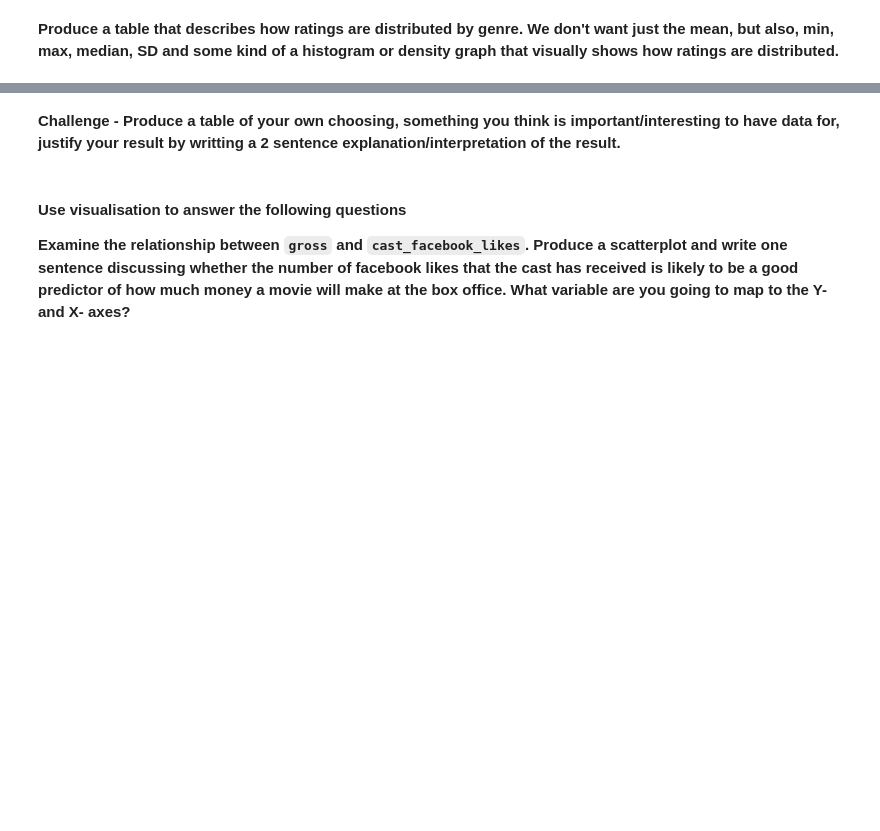
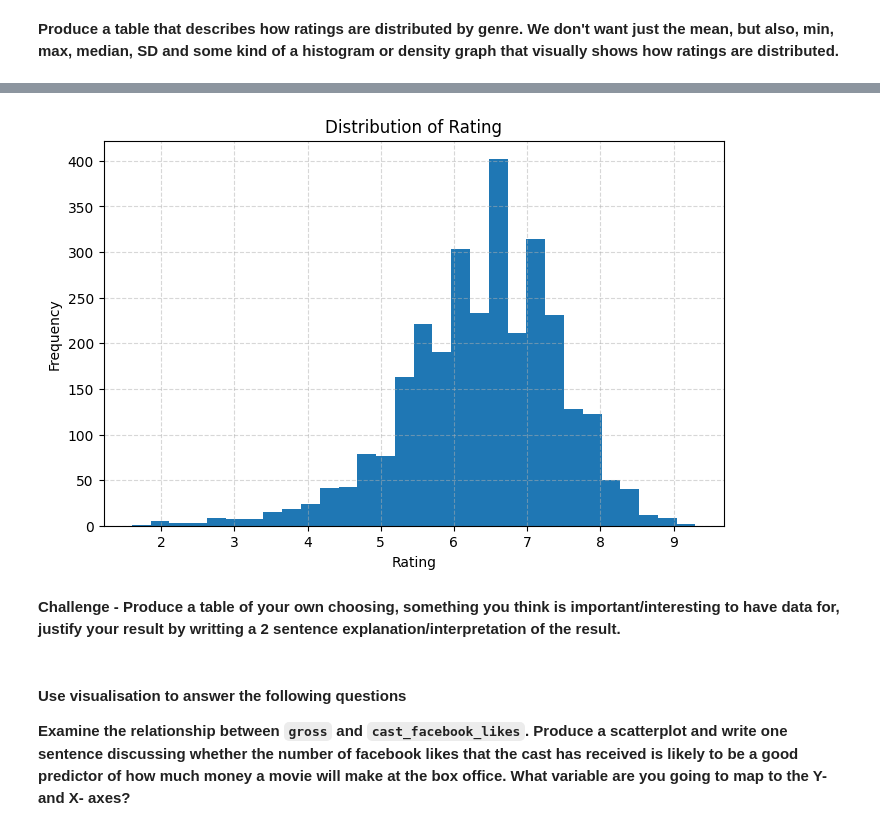
Before and after one commit to SantiagoSierraESMT/ESMT_Analytics_Through_Coding, a Jupyter notebook: Session_2/Homework.ipynb, the cells around one changed output, grey strips where cells are left out. Saved outputs shown, nothing was run; the diff lists cells and outputs as text; code cells hidden in the pictures; blank space fills up the shorter version.

```diff
--- a/Session_2/Homework.ipynb
+++ b/Session_2/Homework.ipynb
@@ -48,3 +249,15 @@ Besides the obvious variables of `title`, `genre`, `director`, `year`, and `dura
+# %%
+# help (plt.hist)
+plt.figure(figsize=(8,5))
+plt.hist(x=movies["rating"], bins = 30)
+plt.title("Distribution of Rating")
+plt.xlabel("Rating")
+plt.ylabel("Frequency")
+plt.grid(True, linestyle="--", alpha=0.5)
+plt.show()
+plt.show()
+# %% [output]
+[figure, added]
 # %% [markdown]
 **Challenge - Produce a table of your own choosing, something you think is important/interesting to have data for, justify your result by writting a 2 sentence explanation/interpretation of the result.**
 # %% [markdown]
```
Also changed, not shown: parts of 9 cells of this notebook.
